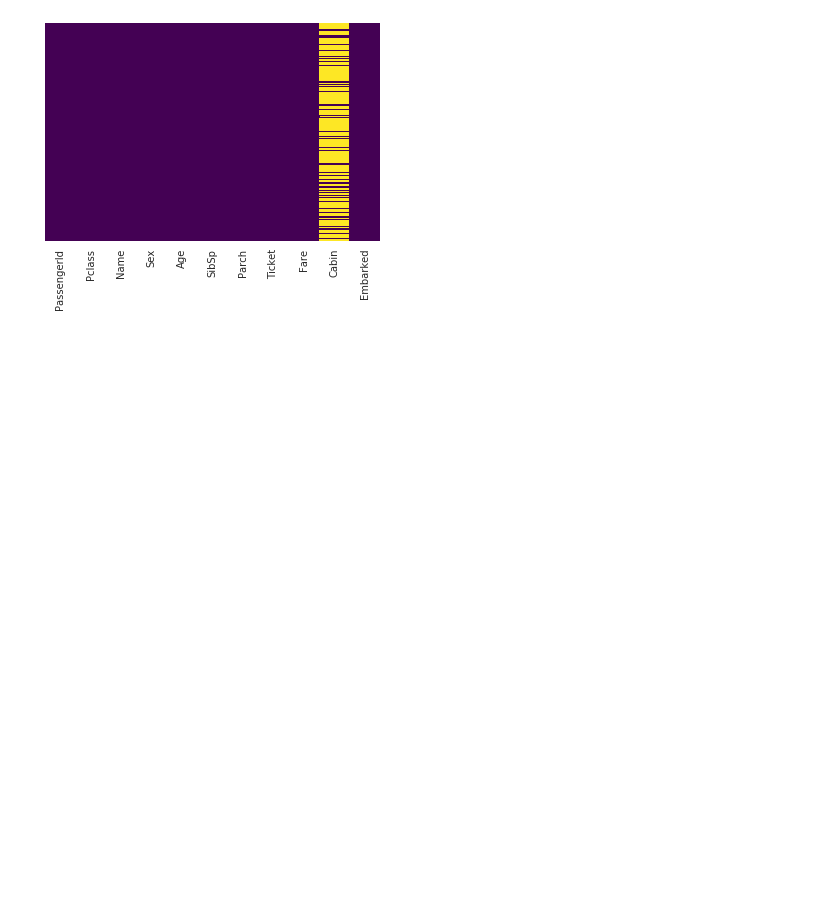
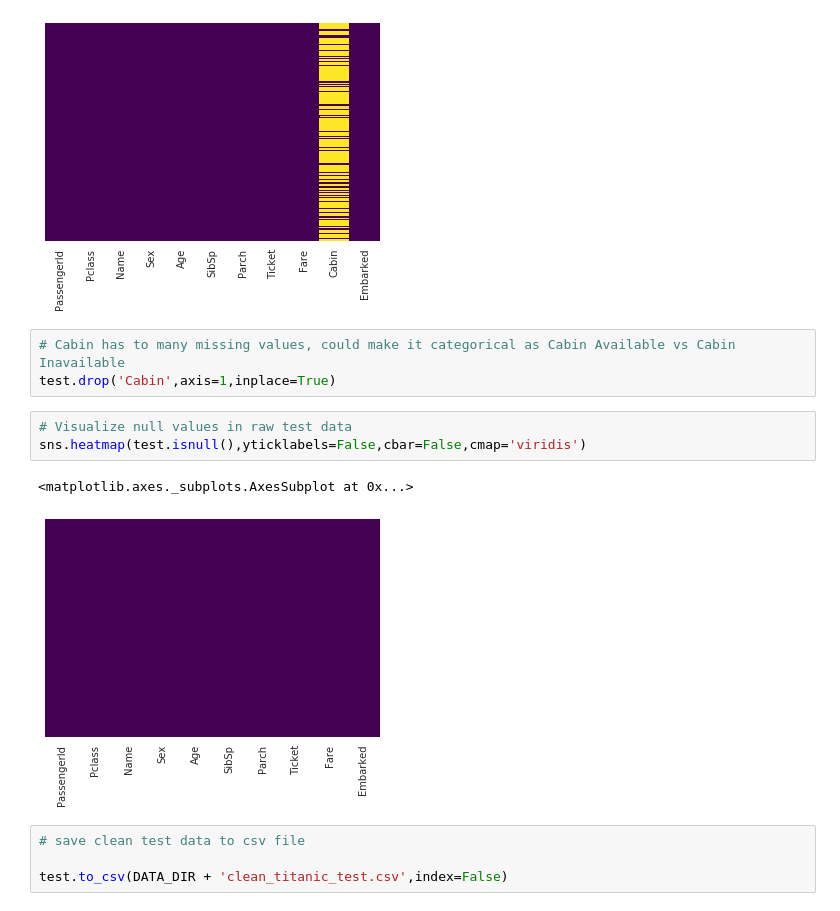
Before and after one commit to mbao01/rms-titanic, a Jupyter notebook: notebooks/exploratory_data_cleansing.ipynb, the cells around one changed output. Drawn from its saved outputs; the diff is of its cells as text; blank space fills up the shorter version.

Commit message:
complete cleansing script

```diff
--- a/notebooks/exploratory_data_cleansing.ipynb
+++ b/notebooks/exploratory_data_cleansing.ipynb
@@ -247,3 +247,16 @@ sns.heatmap(test.isnull(),yticklabels=False,cbar=False,cmap='viridis')
 # %% [output]
 <matplotlib.axes._subplots.AxesSubplot at 0x...>
 [figure]
+# %%
+# Cabin has to many missing values, could make it categorical as Cabin Available vs Cabin Inavailable
+test.drop('Cabin',axis=1,inplace=True)
+# %%
+# Visualize null values in raw test data
+sns.heatmap(test.isnull(),yticklabels=False,cbar=False,cmap='viridis')
+# %% [output]
+<matplotlib.axes._subplots.AxesSubplot at 0x...>
+[figure, added]
+# %%
+# save clean test data to csv file
+
+test.to_csv(DATA_DIR + 'clean_titanic_test.csv',index=False)
```
Also changed, not shown: parts of 1 cell of this notebook.
